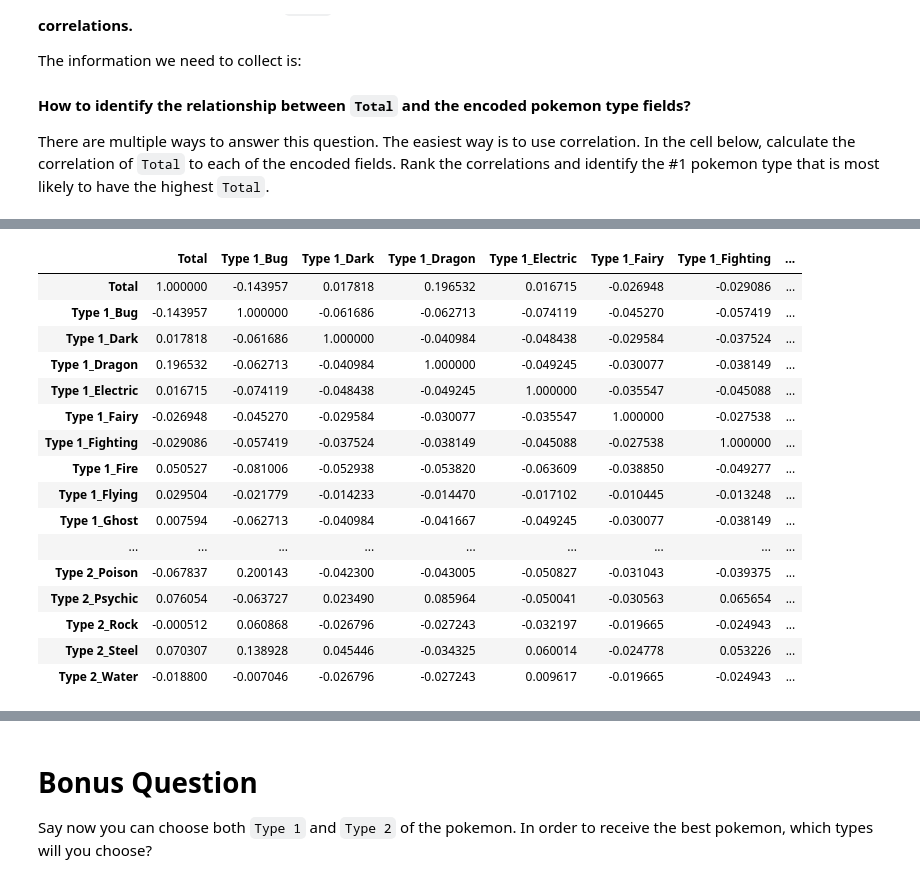
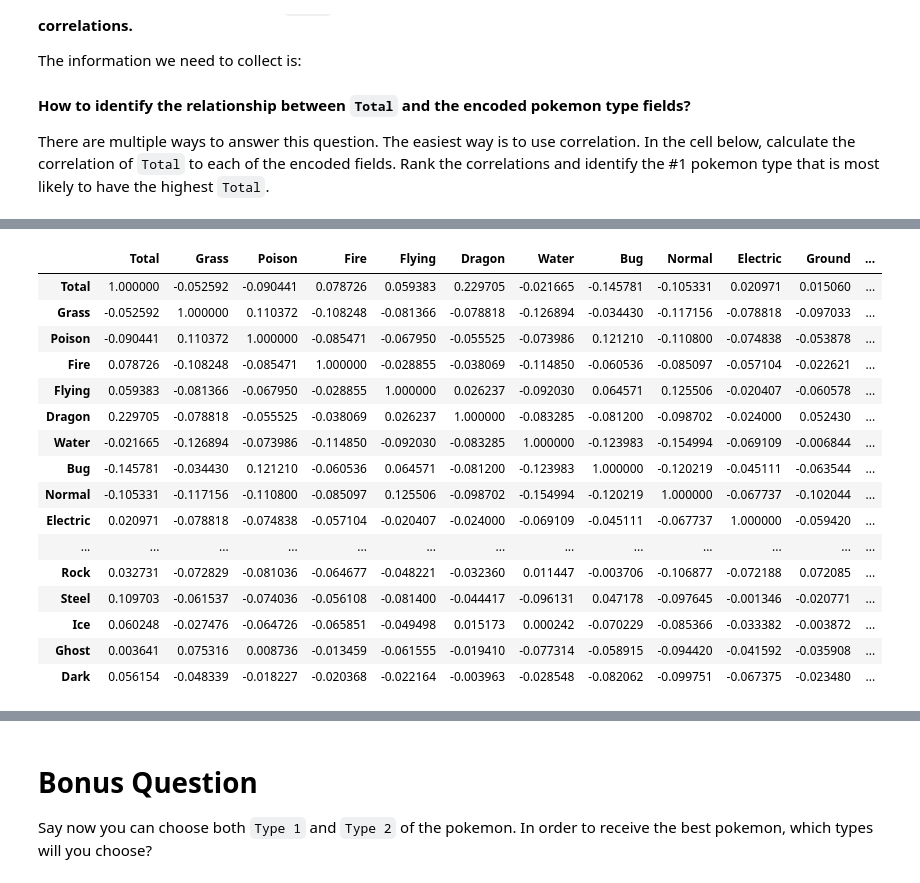
Before and after one commit to lucianosabbatini/lab-dataframe-calculations, a Jupyter notebook: your-code/challenge-2.ipynb, the cells around one changed output, grey strips where cells are left out. Drawn from its saved outputs; the diff is of its cells as text; code cells hidden in the pictures.

```diff
--- a/your-code/challenge-2.ipynb
+++ b/your-code/challenge-2.ipynb
@@ -163,20 +163,34 @@ encoder = OneHotEncoder()
 encoded_data['Type 2'].fillna('None', inplace=True)
 
 # fit the encoder on the Type 1 and Type 2 columns
-encoder.fit(encoded_data[['Type 1', 'Type 2']])
+encoder.fit(encoded_data[['Type 1']])
 
-# transform the Type 1 and Type 2 columns using the encoder
-encoded_cols = encoder.transform(encoded_data[['Type 1', 'Type 2']]).toarray()
+# transform the Type 1 columns using the encoder
+encoded_cols = encoder.transform(encoded_data[['Type 1']]).toarray()
 
 # create new column names for the encoded columns
-encoded_col_names = [f'{col}_{val}' for col in ['Type 1', 'Type 2']
+encoded_col_names = [f'{col}_{val}' for col in ['Type 1']
                      for val in np.unique(encoded_data[col].dropna().values)]
 
 # create a new dataframe with the encoded columns
-encoded_df = pd.DataFrame(encoded_cols, columns=encoded_col_names, index=encoded_data.index)
+encoded_df_type1 = pd.DataFrame(encoded_cols, columns=encoded_col_names, index=encoded_data.index)
+
+# fit the encoder on the Type 2 columns
+encoder.fit(encoded_data[['Type 2']])
+
+# transform the Type 1 and Type 2 columns using the encoder
+encoded_cols2 = encoder.transform(encoded_data[['Type 2']]).toarray()
+
+# create new column names for the encoded columns
+encoded_col2_names = [f'{col}_{val}' for col in ['Type 2']
+                     for val in np.unique(encoded_data[col].dropna().values)]
+
+# create a new dataframe with the encoded columns
+encoded_df_type2 = pd.DataFrame(encoded_cols2, columns=encoded_col2_names, index=encoded_data.index)
 
 
-
+# Drop the onehotenconde null column
+encoded_df_type2=encoded_df_type2.drop(['Type 2_None'], axis=1)
 
 # concatenate the original dataframe with the encoded dataframe
 #encoded_data = pd.concat([encoded_data, encoded_df], axis=1)
@@ -185,14 +199,10 @@ encoded_df = pd.DataFrame(encoded_cols, columns=encoded_col_names, index=encoded
 #encoded_data.drop(['Type 1', 'Type 2'], axis=1, inplace=True)
 
 
-display(encoded_df.head())
-encoded_df.shape
-
-
-# Reorder the columns as specified
-#column_order = ['Grass', 'Poison', 'Fire', 'Flying', 'Dragon', 'Water', 'Bug', 'Normal',
-                #'Electric', 'Ground', 'Fairy', 'Fighting', 'Psychic', 'Rock', 'Steel', 'Ice', 'Ghost', 'Dark']
-#data = data[column_order + [col for col in data.columns if col not in column_order]]
+display(encoded_df_type1.head())
+display(encoded_df_type1.shape)
+display(encoded_df_type2.head())
+display(encoded_df_type2.shape)
 # %% [output]
 |  | Type 1_Bug | Type 1_Dark | Type 1_Dragon | Type 1_Electric | Type 1_Fairy | Type 1_Fighting | Type 1_Fire | ... |
 | 0 | 0.0 | 0.0 | 0.0 | 0.0 | 0.0 | 0.0 | 0.0 | ... |
@@ -221 +290,3 @@ df = pd.concat([data1, encoded_df], axis=1)
+# %%
+merged_df1 = encoded_df_type1.add(encoded_df_type2)
 # %%
@@ -262,20 +313,22 @@ plt.show()
+# %%
+finaldata_merged = pd.concat([data['Total'], merged_df1], axis=1)
 # %%
-df.corr()
+finaldata_merged.corr()
 # %% [output]
-|  | Total | Type 1_Bug | Type 1_Dark | Type 1_Dragon | Type 1_Electric | Type 1_Fairy | Type 1_Fighting | ... |
-| Total | 1.000000 | -0.143957 | 0.017818 | 0.196532 | 0.016715 | -0.026948 | -0.029086 | ... |
-| Type 1_Bug | -0.143957 | 1.000000 | -0.061686 | -0.062713 | -0.074119 | -0.045270 | -0.057419 | ... |
-| Type 1_Dark | 0.017818 | -0.061686 | 1.000000 | -0.040984 | -0.048438 | -0.029584 | -0.037524 | ... |
-| Type 1_Dragon | 0.196532 | -0.062713 | -0.040984 | 1.000000 | -0.049245 | -0.030077 | -0.038149 | ... |
-| Type 1_Electric | 0.016715 | -0.074119 | -0.048438 | -0.049245 | 1.000000 | -0.035547 | -0.045088 | ... |
-| Type 1_Fairy | -0.026948 | -0.045270 | -0.029584 | -0.030077 | -0.035547 | 1.000000 | -0.027538 | ... |
-| Type 1_Fighting | -0.029086 | -0.057419 | -0.037524 | -0.038149 | -0.045088 | -0.027538 | 1.000000 | ... |
-| Type 1_Fire | 0.050527 | -0.081006 | -0.052938 | -0.053820 | -0.063609 | -0.038850 | -0.049277 | ... |
-| Type 1_Flying | 0.029504 | -0.021779 | -0.014233 | -0.014470 | -0.017102 | -0.010445 | -0.013248 | ... |
-| Type 1_Ghost | 0.007594 | -0.062713 | -0.040984 | -0.041667 | -0.049245 | -0.030077 | -0.038149 | ... |
-| ... | ... | ... | ... | ... | ... | ... | ... | ... |
-| Type 2_Poison | -0.067837 | 0.200143 | -0.042300 | -0.043005 | -0.050827 | -0.031043 | -0.039375 | ... |
-| Type 2_Psychic | 0.076054 | -0.063727 | 0.023490 | 0.085964 | -0.050041 | -0.030563 | 0.065654 | ... |
-| Type 2_Rock | -0.000512 | 0.060868 | -0.026796 | -0.027243 | -0.032197 | -0.019665 | -0.024943 | ... |
-| Type 2_Steel | 0.070307 | 0.138928 | 0.045446 | -0.034325 | 0.060014 | -0.024778 | 0.053226 | ... |
-| Type 2_Water | -0.018800 | -0.007046 | -0.026796 | -0.027243 | 0.009617 | -0.019665 | -0.024943 | ... |
+|  | Total | Grass | Poison | Fire | Flying | Dragon | Water | Bug | Normal | Electric | Ground | ... |
+| Total | 1.000000 | -0.052592 | -0.090441 | 0.078726 | 0.059383 | 0.229705 | -0.021665 | -0.145781 | -0.105331 | 0.020971 | 0.015060 | ... |
+| Grass | -0.052592 | 1.000000 | 0.110372 | -0.108248 | -0.081366 | -0.078818 | -0.126894 | -0.034430 | -0.117156 | -0.078818 | -0.097033 | ... |
+| Poison | -0.090441 | 0.110372 | 1.000000 | -0.085471 | -0.067950 | -0.055525 | -0.073986 | 0.121210 | -0.110800 | -0.074838 | -0.053878 | ... |
+| Fire | 0.078726 | -0.108248 | -0.085471 | 1.000000 | -0.028855 | -0.038069 | -0.114850 | -0.060536 | -0.085097 | -0.057104 | -0.022621 | ... |
+| Flying | 0.059383 | -0.081366 | -0.067950 | -0.028855 | 1.000000 | 0.026237 | -0.092030 | 0.064571 | 0.125506 | -0.020407 | -0.060578 | ... |
+| Dragon | 0.229705 | -0.078818 | -0.055525 | -0.038069 | 0.026237 | 1.000000 | -0.083285 | -0.081200 | -0.098702 | -0.024000 | 0.052430 | ... |
+| Water | -0.021665 | -0.126894 | -0.073986 | -0.114850 | -0.092030 | -0.083285 | 1.000000 | -0.123983 | -0.154994 | -0.069109 | -0.006844 | ... |
+| Bug | -0.145781 | -0.034430 | 0.121210 | -0.060536 | 0.064571 | -0.081200 | -0.123983 | 1.000000 | -0.120219 | -0.045111 | -0.063544 | ... |
+| Normal | -0.105331 | -0.117156 | -0.110800 | -0.085097 | 0.125506 | -0.098702 | -0.154994 | -0.120219 | 1.000000 | -0.067737 | -0.102044 | ... |
+| Electric | 0.020971 | -0.078818 | -0.074838 | -0.057104 | -0.020407 | -0.024000 | -0.069109 | -0.045111 | -0.067737 | 1.000000 | -0.059420 | ... |
+| ... | ... | ... | ... | ... | ... | ... | ... | ... | ... | ... | ... | ... |
+| Rock | 0.032731 | -0.072829 | -0.081036 | -0.064677 | -0.048221 | -0.032360 | 0.011447 | -0.003706 | -0.106877 | -0.072188 | 0.072085 | ... |
+| Steel | 0.109703 | -0.061537 | -0.074036 | -0.056108 | -0.081400 | -0.044417 | -0.096131 | 0.047178 | -0.097645 | -0.001346 | -0.020771 | ... |
+| Ice | 0.060248 | -0.027476 | -0.064726 | -0.065851 | -0.049498 | 0.015173 | 0.000242 | -0.070229 | -0.085366 | -0.033382 | -0.003872 | ... |
+| Ghost | 0.003641 | 0.075316 | 0.008736 | -0.013459 | -0.061555 | -0.019410 | -0.077314 | -0.058915 | -0.094420 | -0.041592 | -0.035908 | ... |
+| Dark | 0.056154 | -0.048339 | -0.018227 | -0.020368 | -0.022164 | -0.003963 | -0.028548 | -0.082062 | -0.099751 | -0.067375 | -0.023480 | ... |
```
Also changed, not shown: parts of 15 cells of this notebook.
